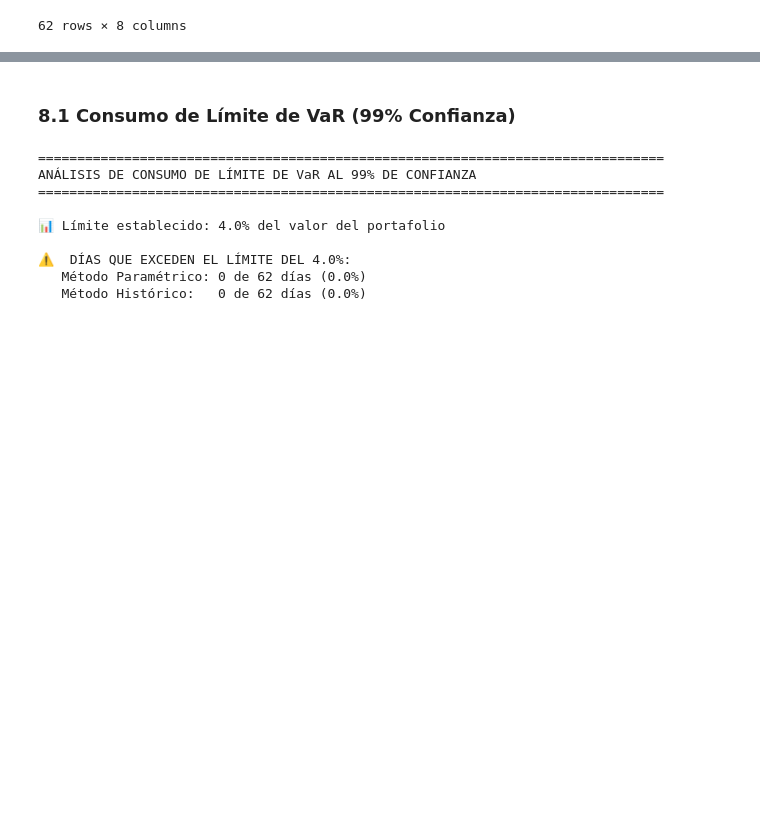
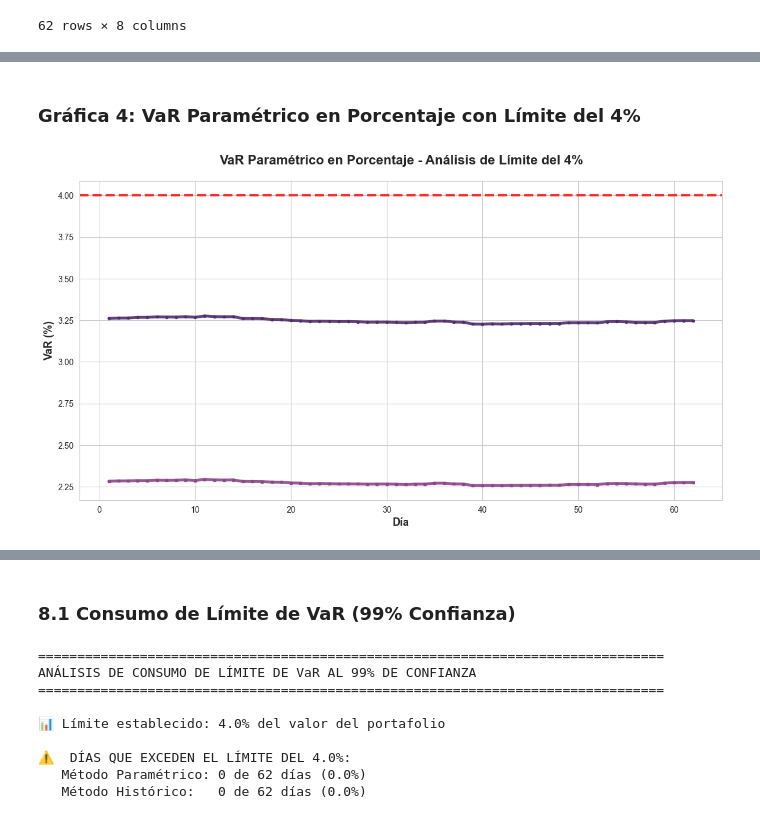
Before and after one commit to JuanMarcoCastro/Riesgos, a Jupyter notebook: RetoFinal_equipo3_cierre.ipynb, the cells around one changed output, grey strips where cells are left out. Cells and saved outputs as stored; diff of their text form; code cells hidden in the pictures; blank space fills up the shorter version.

```diff
--- a/RetoFinal_equipo3_cierre.ipynb
+++ b/RetoFinal_equipo3_cierre.ipynb
@@ -712,0 +691,43 @@ print("="*80)
+# %% [markdown]
+### Gráfica 4: VaR Paramétrico en Porcentaje con Límite del 4%
+# %%
+# ============================================================================
+# GRÁFICA 4: VaR Paramétrico en Porcentaje - Límite del 4%
+# ============================================================================
+
+fig, ax = plt.subplots(figsize=(14, 7))
+
+# Colores tema morado
+color_var1 = '#512d6d'  # Morado oscuro para VaR 1%
+color_var5 = '#8b4789'  # Morado claro para VaR 5%
+limite_riesgo = 4.0  # Límite del 4%
+
+# Graficar VaR en porcentaje
+ax.plot(df_comparacion['Dia'], abs(df_comparacion['VaR_1pct_pct']),
+         linewidth=3.5, color=color_var1, label='VaR 1% (%)', alpha=0.9, marker='o', markersize=3)
+ax.plot(df_comparacion['Dia'], abs(df_comparacion['VaR_5pct_pct']),
+         linewidth=3.5, color=color_var5, label='VaR 5% (%)', alpha=0.9, marker='s', markersize=3)
+
+# Línea de límite del 4%
+ax.axhline(y=limite_riesgo, color='red', linestyle='--', linewidth=3, label=f'Límite de Riesgo ({limite_riesgo}%)', alpha=0.8)
+
+# Sombrear áreas que superan el límite
+ax.fill_between(df_comparacion['Dia'], limite_riesgo, abs(df_comparacion['VaR_1pct_pct']),
+                 where=(abs(df_comparacion['VaR_1pct_pct']) > limite_riesgo),
+                 alpha=0.3, color='red', label='VaR 1% supera límite')
+ax.fill_between(df_comparacion['Dia'], limite_riesgo, abs(df_comparacion['VaR_5pct_pct']),
+                 where=(abs(df_comparacion['VaR_5pct_pct']) > limite_riesgo),
+                 alpha=0.2, color='orange', label='VaR 5% supera límite')
+
+ax.set_xlabel('Día', fontsize=13, fontweight='bold')
+ax.set_ylabel('VaR (%)', fontsize=13, fontweight='bold')
+ax.set_title('VaR Paramétrico en Porcentaje - Análisis de Límite del 4%',fontsize=16, fontweight='bold', pad=20)
+plt.show()
+
+#ax.legend(fontsize=11, loc='best')
+#plt.tight_layout()
+
+#ax.grid(True, alpha=0.3, linestyle='--')
+#ax.invert_xaxis()
+# %% [output]
+[figure, added]
```
Also changed, not shown: parts of 28 cells of this notebook, 2 other files.
